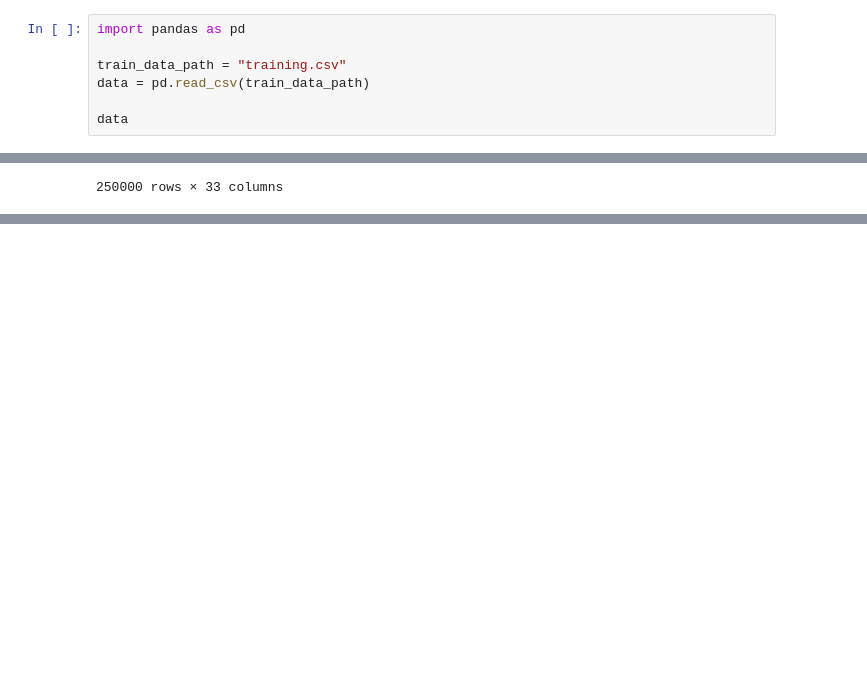
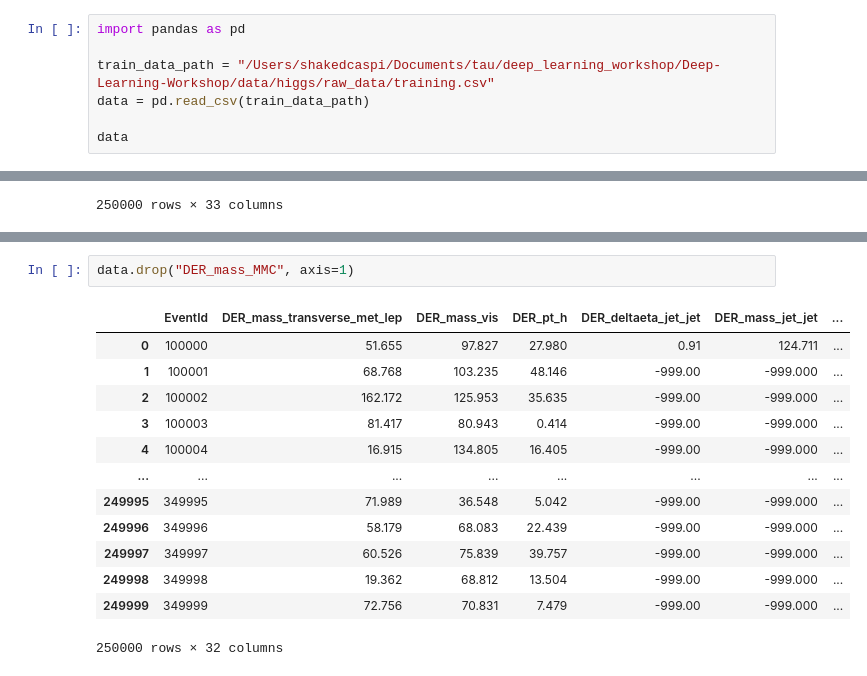
Before and after one commit to SagiPolaczek/Deep-Learning-Workshop, a Jupyter notebook: data/higgs/higgs_notebook.ipynb, the cells around one changed output, grey strips where cells are left out. Saved outputs shown, nothing was run; the diff lists cells and outputs as text; blank space fills up the shorter version.

```diff
--- a/data/higgs/higgs_notebook.ipynb
+++ b/data/higgs/higgs_notebook.ipynb
@@ -1,7 +1,7 @@
 # %%
 import pandas as pd
 
-train_data_path = "training.csv"
+train_data_path = "/Users/shakedcaspi/Documents/tau/deep_learning_workshop/Deep-Learning-Workshop/data/higgs/raw_data/training.csv"
 data = pd.read_csv(train_data_path)
 
 data
@@ -105,0 +83,16 @@ img_new_new.shape
+# %%
+data.drop("DER_mass_MMC", axis=1)
+# %% [output]
+|  | EventId | DER_mass_transverse_met_lep | DER_mass_vis | DER_pt_h | DER_deltaeta_jet_jet | DER_mass_jet_jet | ... |
+| 0 | 100000 | 51.655 | 97.827 | 27.980 | 0.91 | 124.711 | ... |
+| 1 | 100001 | 68.768 | 103.235 | 48.146 | -999.00 | -999.000 | ... |
+| 2 | 100002 | 162.172 | 125.953 | 35.635 | -999.00 | -999.000 | ... |
+| 3 | 100003 | 81.417 | 80.943 | 0.414 | -999.00 | -999.000 | ... |
+| 4 | 100004 | 16.915 | 134.805 | 16.405 | -999.00 | -999.000 | ... |
+| ... | ... | ... | ... | ... | ... | ... | ... |
+| 249995 | 349995 | 71.989 | 36.548 | 5.042 | -999.00 | -999.000 | ... |
+| 249996 | 349996 | 58.179 | 68.083 | 22.439 | -999.00 | -999.000 | ... |
+| 249997 | 349997 | 60.526 | 75.839 | 39.757 | -999.00 | -999.000 | ... |
+| 249998 | 349998 | 19.362 | 68.812 | 13.504 | -999.00 | -999.000 | ... |
+| 249999 | 349999 | 72.756 | 70.831 | 7.479 | -999.00 | -999.000 | ... |
+250000 rows × 32 columns
```
Also changed, not shown: parts of 19 cells of this notebook, 3 other files.
